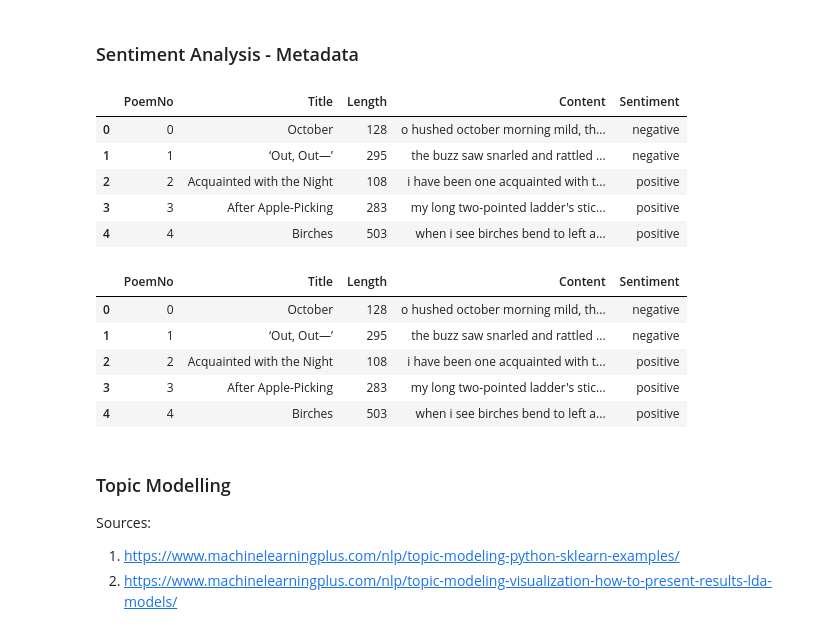
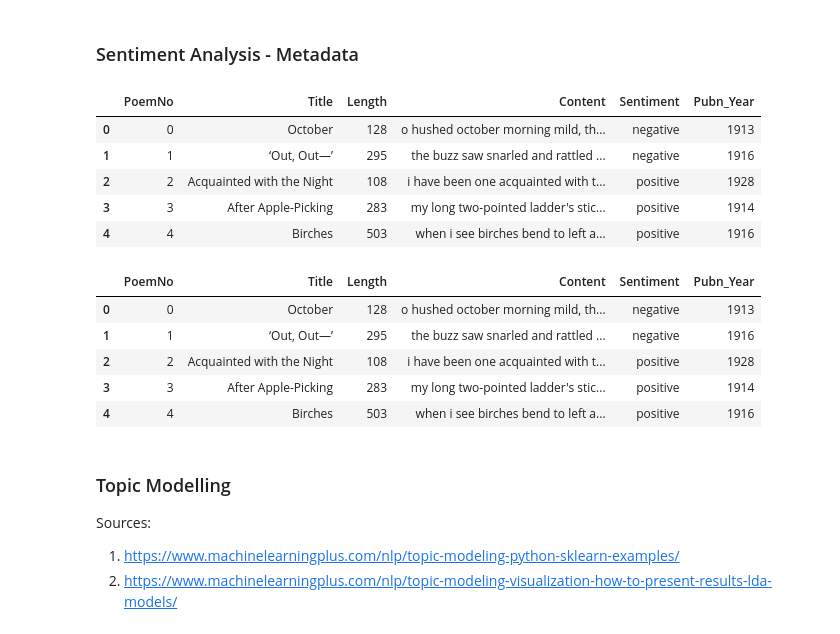
Before and after one commit to rochiecuevas/poetry, a Jupyter notebook: Frost_NLP.ipynb, the cells around one changed output. Saved outputs shown, nothing was run; the diff lists cells and outputs as text; code cells hidden in the pictures.

Commit message:
added the row for publication year

```diff
--- a/Frost_NLP.ipynb
+++ b/Frost_NLP.ipynb
@@ -396,19 +396,20 @@ sentiment_cat = ["positive" if sp > 0
 # %%
 metadata = pd.DataFrame({"PoemNo": index,
                          "Title": poems,
                          "Content": lines,
                          "Length": poem_length,
-                         "Sentiment": sentiment_cat},
+                         "Sentiment": sentiment_cat,
+                         "Pubn_Year": pubyear},
                         columns = ["PoemNo", "Title", "Length",
-                                   "Content", "Sentiment"])
+                                   "Content", "Sentiment", "Pubn_Year"])
 metadata.head()
 # %% [output]
-|  | PoemNo | Title | Length | Content | Sentiment |
-| 0 | 0 | October | 128 | o hushed october morning mild, th... | negative |
-| 1 | 1 | ‘Out, Out—’ | 295 | the buzz saw snarled and rattled ... | negative |
-| 2 | 2 | Acquainted with the Night | 108 | i have been one acquainted with t... | positive |
-| 3 | 3 | After Apple-Picking | 283 | my long two-pointed ladder's stic... | positive |
-| 4 | 4 | Birches | 503 | when i see birches bend to left a... | positive |
+|  | PoemNo | Title | Length | Content | Sentiment | Pubn_Year |
+| 0 | 0 | October | 128 | o hushed october morning mild, th... | negative | 1913 |
+| 1 | 1 | ‘Out, Out—’ | 295 | the buzz saw snarled and rattled ... | negative | 1916 |
+| 2 | 2 | Acquainted with the Night | 108 | i have been one acquainted with t... | positive | 1928 |
+| 3 | 3 | After Apple-Picking | 283 | my long two-pointed ladder's stic... | positive | 1914 |
+| 4 | 4 | Birches | 503 | when i see birches bend to left a... | positive | 1916 |
 # %%
 # Save df2 as a sqlite database table (for Javascript use later)
 conn = sqlite3.connect("db/Poetry.db")
@@ -419,12 +420,12 @@ metadata.to_sql("metadata", conn, if_exists = "replace", index = False)
 # Preview the database table
 pd.read_sql_query("select * from metadata;", conn).head()
 # %% [output]
-|  | PoemNo | Title | Length | Content | Sentiment |
-| 0 | 0 | October | 128 | o hushed october morning mild, th... | negative |
-| 1 | 1 | ‘Out, Out—’ | 295 | the buzz saw snarled and rattled ... | negative |
-| 2 | 2 | Acquainted with the Night | 108 | i have been one acquainted with t... | positive |
-| 3 | 3 | After Apple-Picking | 283 | my long two-pointed ladder's stic... | positive |
-| 4 | 4 | Birches | 503 | when i see birches bend to left a... | positive |
+|  | PoemNo | Title | Length | Content | Sentiment | Pubn_Year |
+| 0 | 0 | October | 128 | o hushed october morning mild, th... | negative | 1913 |
+| 1 | 1 | ‘Out, Out—’ | 295 | the buzz saw snarled and rattled ... | negative | 1916 |
+| 2 | 2 | Acquainted with the Night | 108 | i have been one acquainted with t... | positive | 1928 |
+| 3 | 3 | After Apple-Picking | 283 | my long two-pointed ladder's stic... | positive | 1914 |
+| 4 | 4 | Birches | 503 | when i see birches bend to left a... | positive | 1916 |
 # %% [markdown]
 ### Topic Modelling
 Sources:
```
Also changed, not shown: parts of 1 cell of this notebook.
